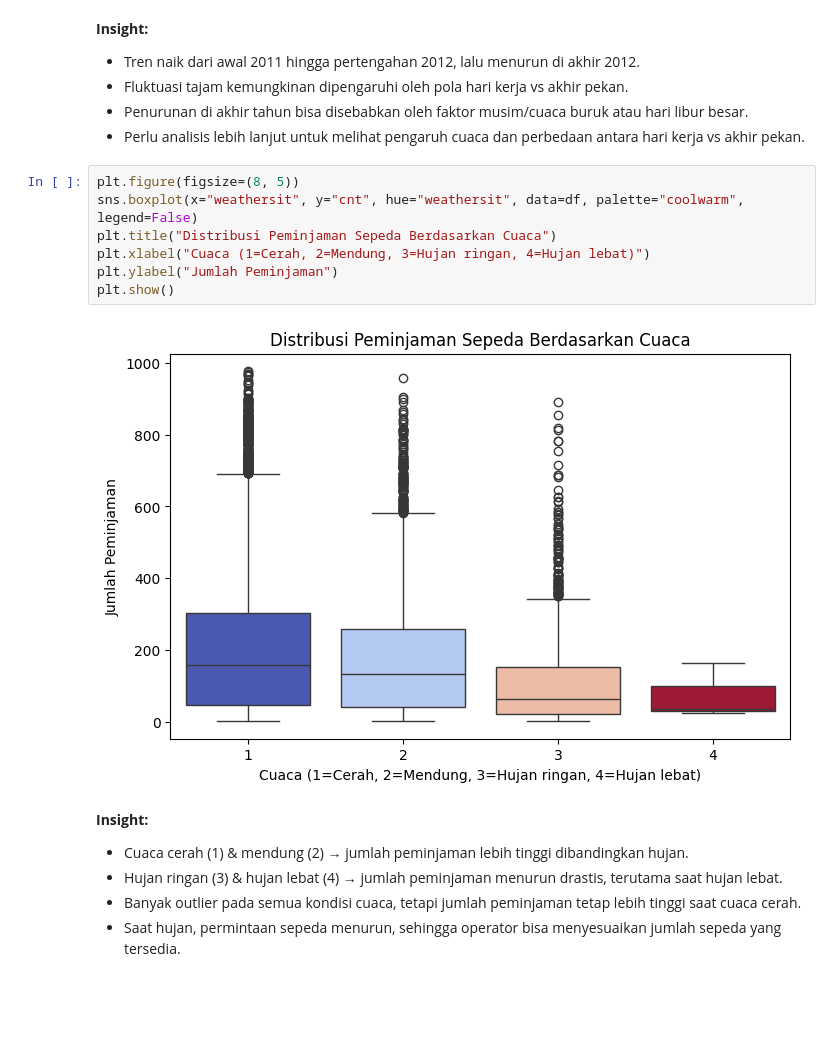
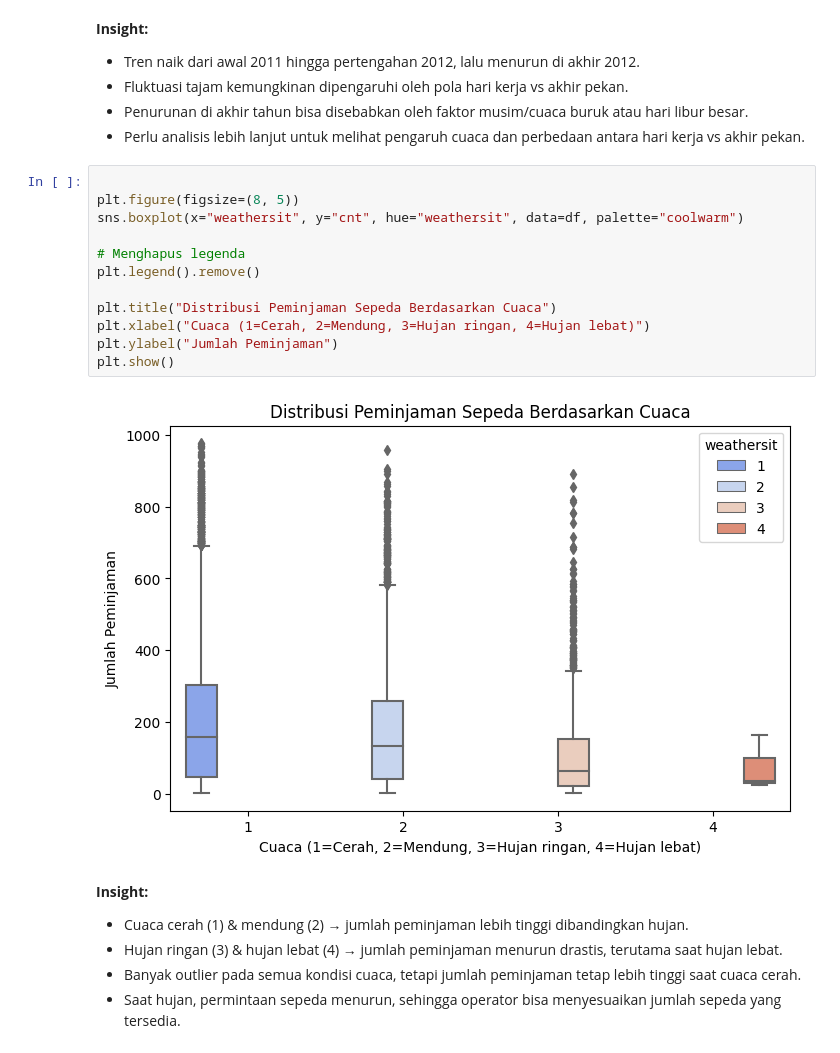
Before and after one commit to amelynsa/bike-sharing-dashboard, a Jupyter notebook: notebook.ipynb, the cells around one changed output. Drawn from its saved outputs; the diff is of its cells as text; blank space fills up the shorter version.

```diff
--- a/notebook.ipynb
+++ b/notebook.ipynb
@@ -177,14 +177,19 @@ plt.show()
 - Penurunan di akhir tahun bisa disebabkan oleh faktor musim/cuaca buruk atau hari libur besar.
 - Perlu analisis lebih lanjut untuk melihat pengaruh cuaca dan perbedaan antara hari kerja vs akhir pekan.
 # %%
+
 plt.figure(figsize=(8, 5))
-sns.boxplot(x="weathersit", y="cnt", hue="weathersit", data=df, palette="coolwarm", legend=False)
+sns.boxplot(x="weathersit", y="cnt", hue="weathersit", data=df, palette="coolwarm")
+
+# Menghapus legenda
+plt.legend().remove()
+
 plt.title("Distribusi Peminjaman Sepeda Berdasarkan Cuaca")
 plt.xlabel("Cuaca (1=Cerah, 2=Mendung, 3=Hujan ringan, 4=Hujan lebat)")
 plt.ylabel("Jumlah Peminjaman")
 plt.show()
 # %% [output]
-[figure, old version]
+[figure, new version]
 # %% [markdown]
 **Insight:**
 
```
Also changed, not shown: parts of 3 cells of this notebook, 1 other file.
